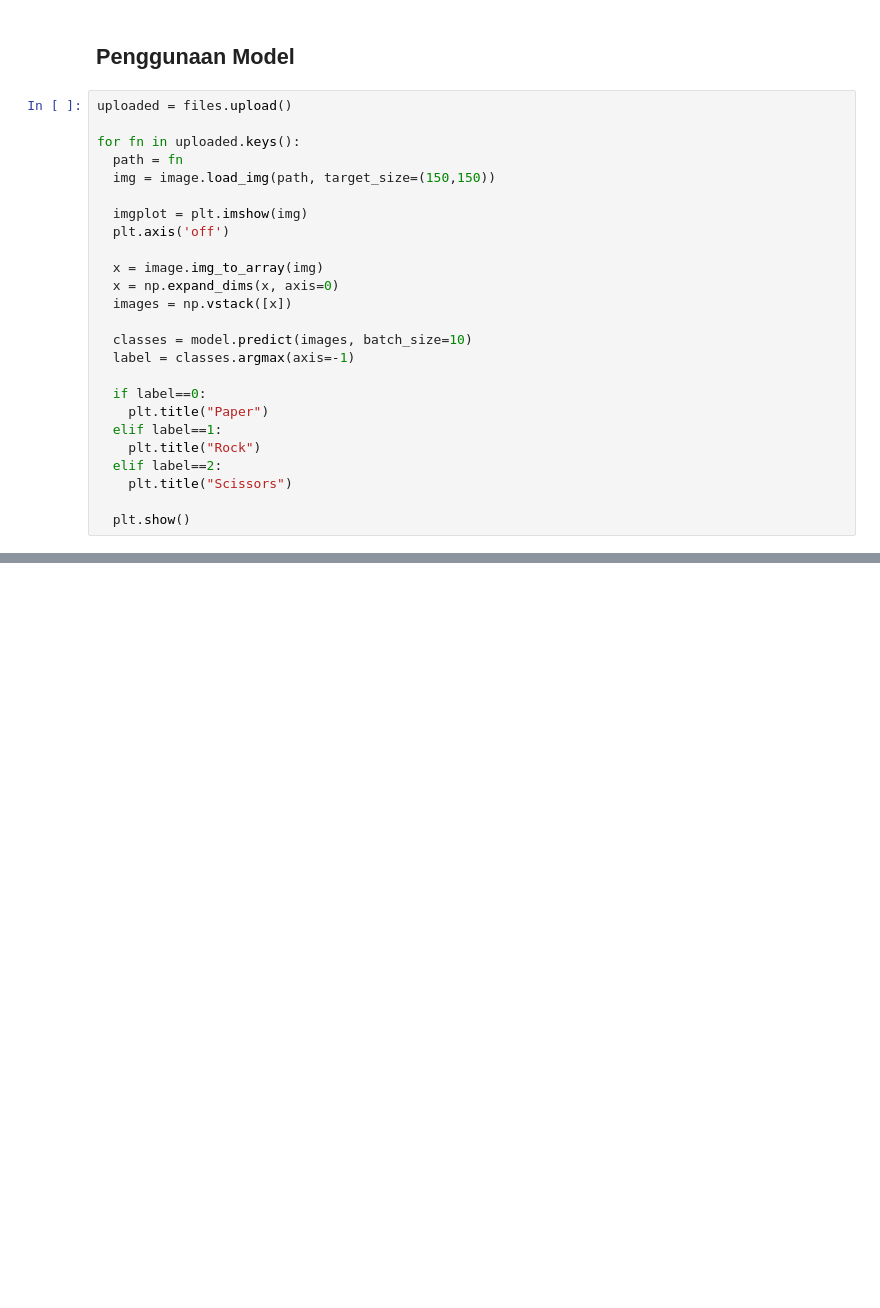
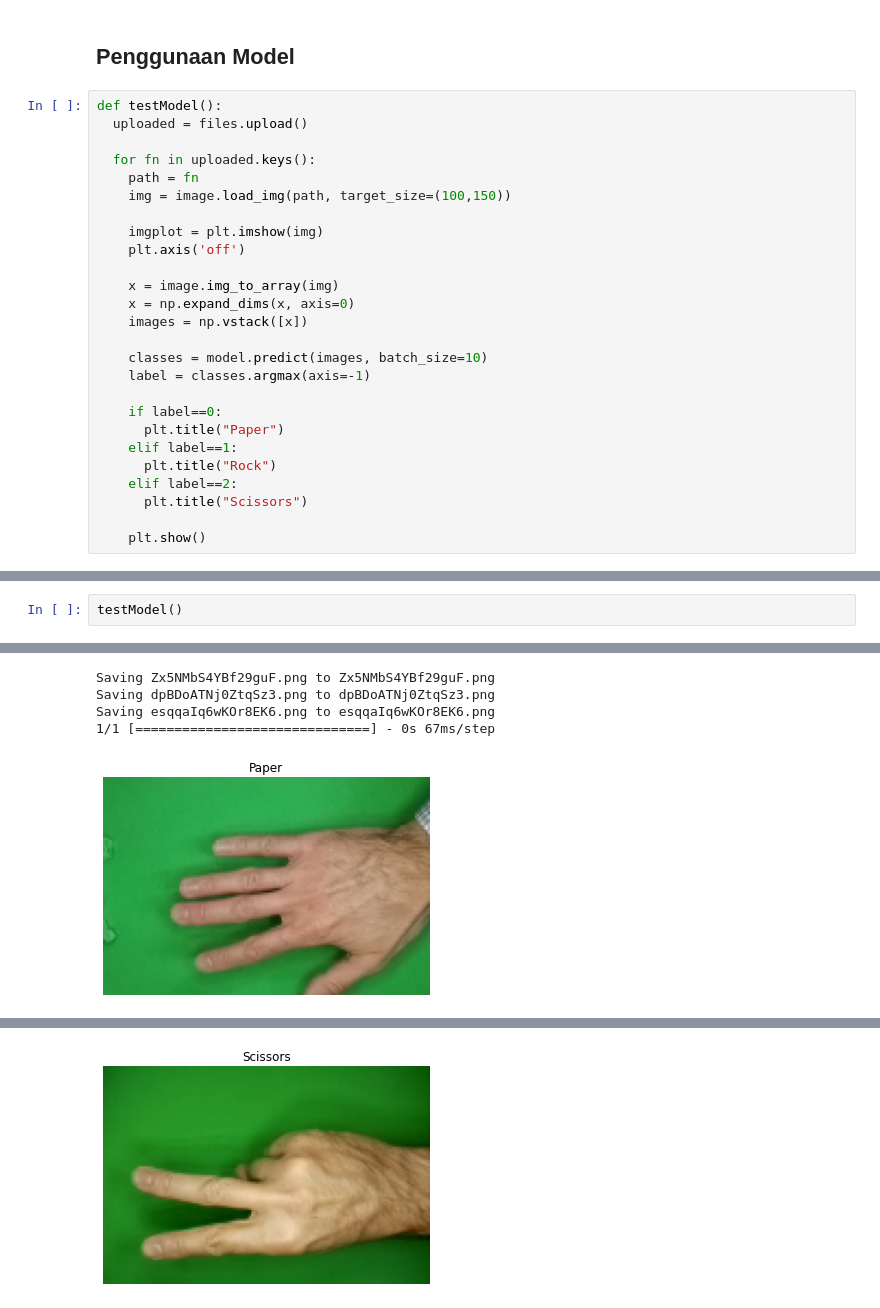
Before and after one commit to MSeptianJ/dicoding-gunting-batu-kertas, a Jupyter notebook: Dicoding_MSeptianJ.ipynb, the cells around one changed output, grey strips where cells are left out. Drawn from its saved outputs; the diff is of its cells as text; blank space fills up the shorter version.

Commit message:
Upload to Dicoding version

```diff
--- a/Dicoding_MSeptianJ.ipynb
+++ b/Dicoding_MSeptianJ.ipynb
@@ -198,27 +246,28 @@ Epoch 15/25
 # %% [markdown]
 ## Penggunaan Model
 # %%
-uploaded = files.upload()
+def testModel():
+  uploaded = files.upload()
 
-for fn in uploaded.keys():
-  path = fn
-  img = image.load_img(path, target_size=(150,150))
+  for fn in uploaded.keys():
+    path = fn
+    img = image.load_img(path, target_size=(100,150))
 
-  imgplot = plt.imshow(img)
-  plt.axis('off')
+    imgplot = plt.imshow(img)
+    plt.axis('off')
 
-  x = image.img_to_array(img)
-  x = np.expand_dims(x, axis=0)
-  images = np.vstack([x])
+    x = image.img_to_array(img)
+    x = np.expand_dims(x, axis=0)
+    images = np.vstack([x])
 
-  classes = model.predict(images, batch_size=10)
-  label = classes.argmax(axis=-1)
+    classes = model.predict(images, batch_size=10)
+    label = classes.argmax(axis=-1)
 
-  if label==0:
-    plt.title("Paper")
-  elif label==1:
-    plt.title("Rock")
-  elif label==2:
-    plt.title("Scissors")
+    if label==0:
+      plt.title("Paper")
+    elif label==1:
+      plt.title("Rock")
+    elif label==2:
+      plt.title("Scissors")
 
-  plt.show()
+    plt.show()
@@ -227,0 +274,3 @@ KeyboardInterrupt: ignored
+# %%
+testModel()
+# %% [output]
@@ -227,0 +278,5 @@ KeyboardInterrupt: ignored
+Saving Zx5NMbS4YBf29guF.png to Zx5NMbS4YBf29guF.png
+Saving dpBDoATNj0ZtqSz3.png to dpBDoATNj0ZtqSz3.png
+Saving esqqaIq6wKOr8EK6.png to esqqaIq6wKOr8EK6.png
+1/1 [==============================] - 0s 67ms/step
+[figure, added]
@@ -227,0 +284 @@ KeyboardInterrupt: ignored
+[figure, added]
```
Also changed, not shown: parts of 18 cells of this notebook, 1 other file.
